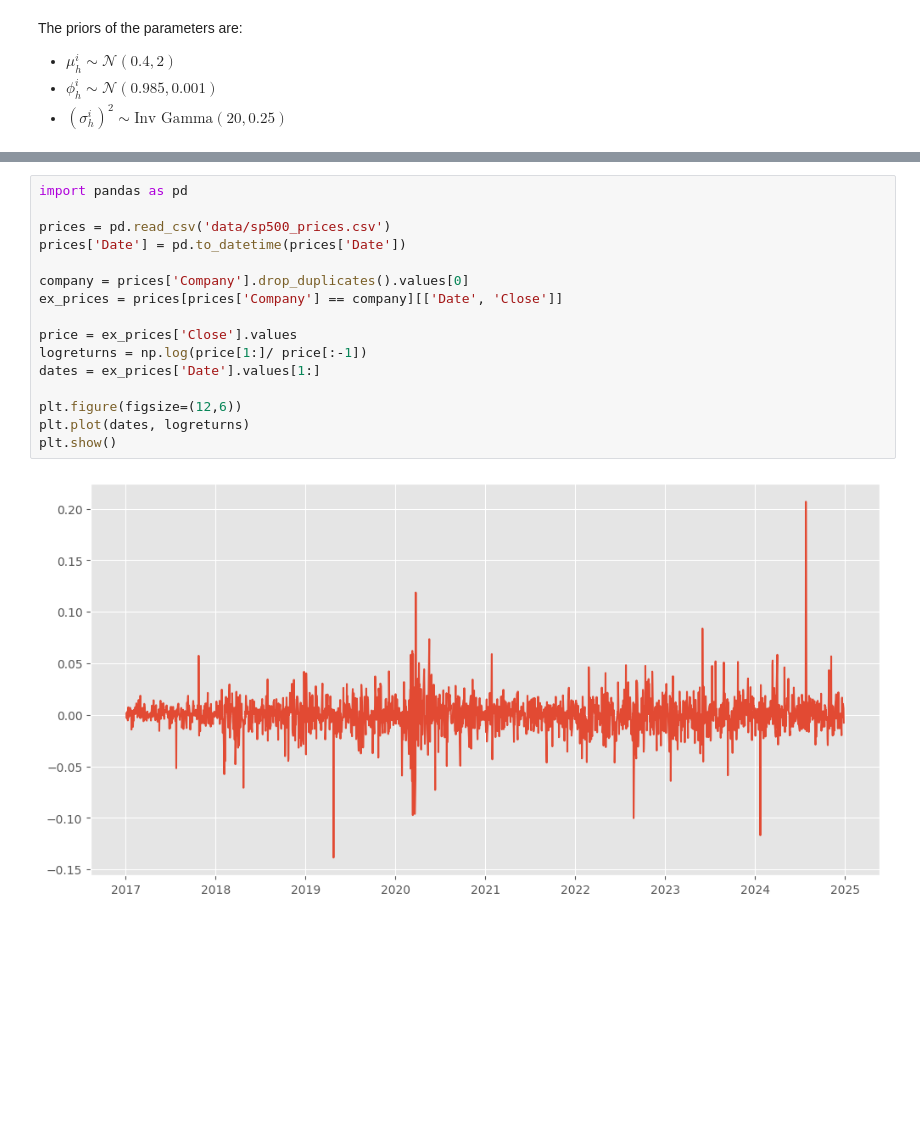
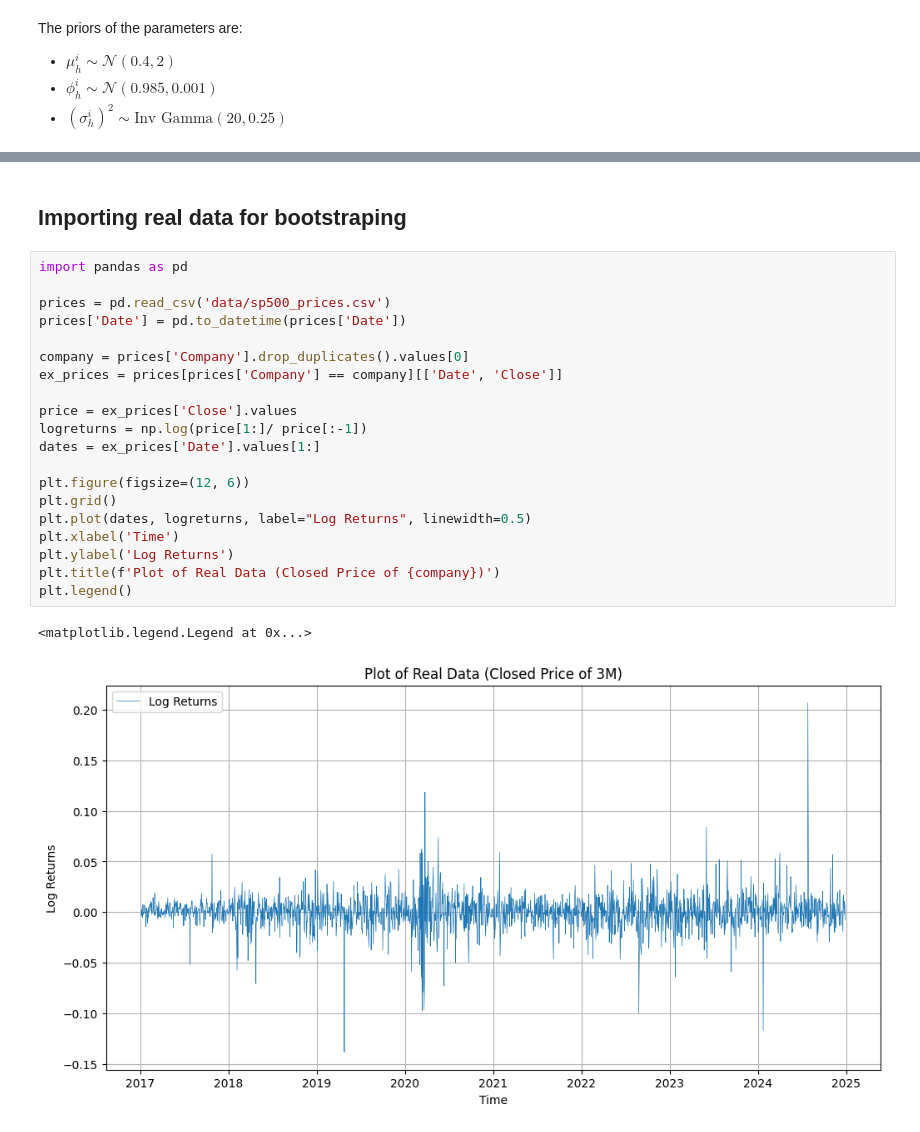
Before and after one commit to zakil-02/High-dimensional-dynamic-stochastic-copula-models, a Jupyter notebook: notebook.ipynb, the cells around one changed output, grey strips where cells are left out. Saved outputs shown, nothing was run; the diff lists cells and outputs as text; blank space fills up the shorter version.

```diff
--- a/notebook.ipynb
+++ b/notebook.ipynb
@@ -247,18 +144,25 @@ Simulation of log returns plotted.
+# %% [markdown]
+## Importing real data for bootstraping
 # %%
 import pandas as pd
 
 prices = pd.read_csv('data/sp500_prices.csv')
 prices['Date'] = pd.to_datetime(prices['Date'])
 
 company = prices['Company'].drop_duplicates().values[0]
 ex_prices = prices[prices['Company'] == company][['Date', 'Close']]
 
 price = ex_prices['Close'].values
 logreturns = np.log(price[1:]/ price[:-1])
 dates = ex_prices['Date'].values[1:]
 
-plt.figure(figsize=(12,6))
-plt.plot(dates, logreturns)
-plt.show()
+plt.figure(figsize=(12, 6))
+plt.grid()
+plt.plot(dates, logreturns, label="Log Returns", linewidth=0.5)
+plt.xlabel('Time')
+plt.ylabel('Log Returns')
+plt.title(f'Plot of Real Data (Closed Price of {company})')
+plt.legend()
 # %% [output]
+<matplotlib.legend.Legend at 0x...>
-[figure, old version]
+[figure, new version]
```
Also changed, not shown: parts of 18 cells of this notebook, 1 other file.
